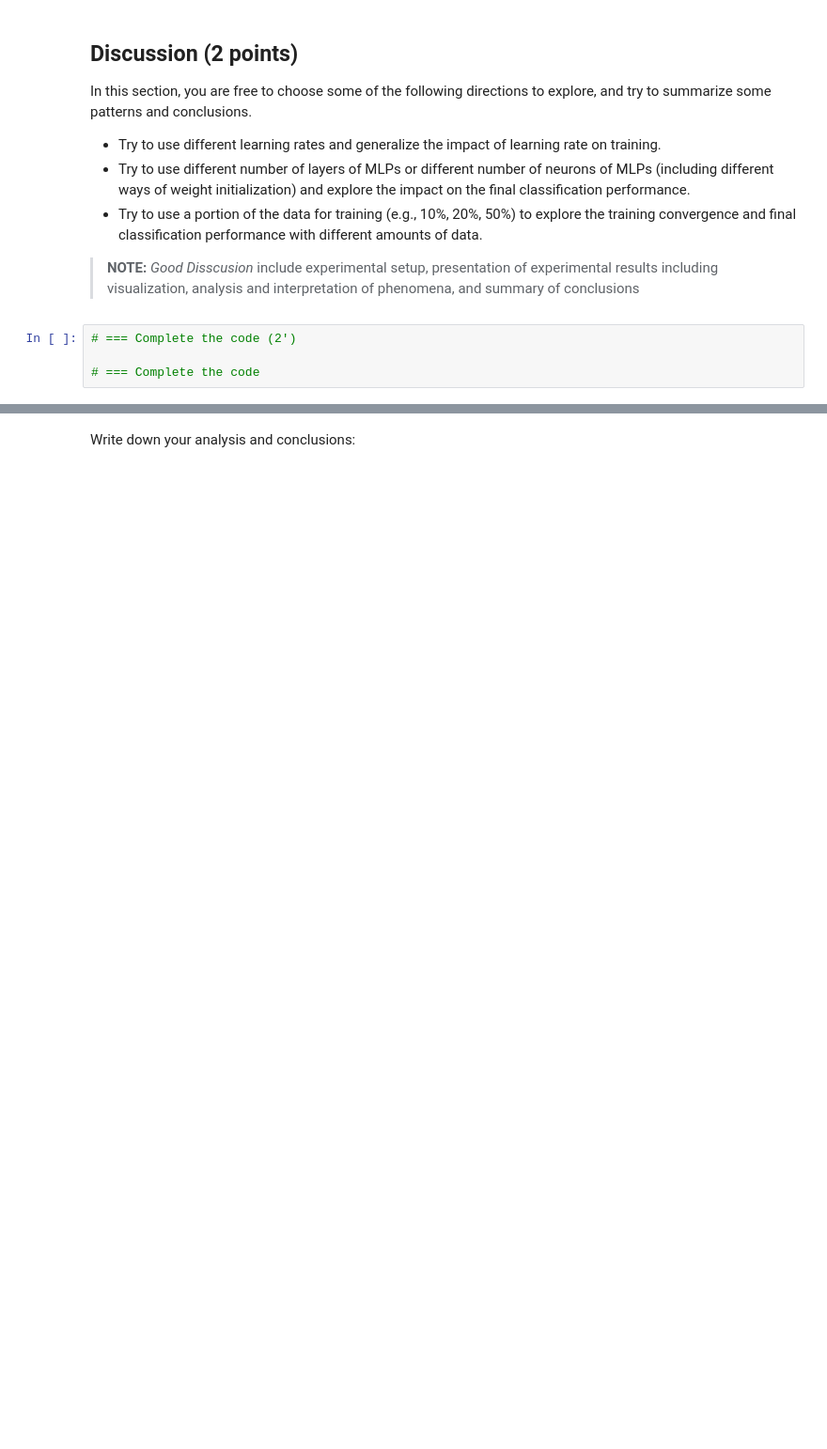
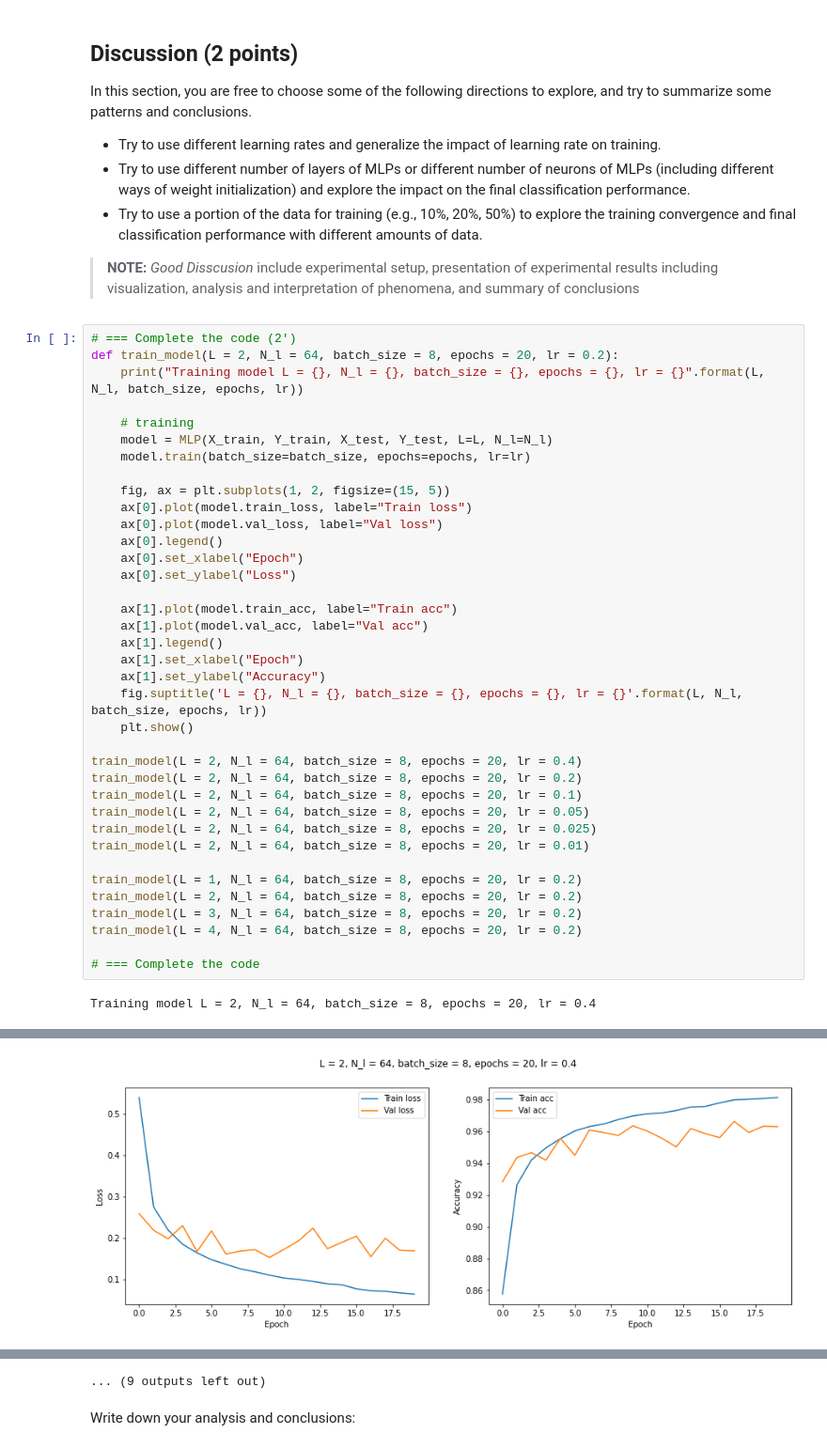
Before and after one commit to KSDeng/CS5242-2022fall, a Jupyter notebook: answers/CS5242_HW2.ipynb, the cells around one changed output, grey strips where cells are left out. Shown at 94% size. Drawn from its saved outputs; the diff is of its cells as text; blank space fills up the shorter version.

```diff
--- a/answers/CS5242_HW2.ipynb
+++ b/answers/CS5242_HW2.ipynb
@@ -493,7 +493,42 @@ In this section, you are free to choose some of the following directions to expl
 * Try to use a portion of the data for training (e.g., 10%, 20%, 50%) to explore the training convergence and final classification performance with different amounts of data.
 
 > **NOTE:** *Good Disscusion* include experimental setup, presentation of experimental results including visualization, analysis and interpretation of phenomena, and summary of conclusions
-# %%
-# === Complete the code (2')
-
-# === Complete the code
+# %%
+# === Complete the code (2')
+def train_model(L = 2, N_l = 64, batch_size = 8, epochs = 20, lr = 0.2):
+    print("Training model L = {}, N_l = {}, batch_size = {}, epochs = {}, lr = {}".format(L, N_l, batch_size, epochs, lr))
+
+    # training
+    model = MLP(X_train, Y_train, X_test, Y_test, L=L, N_l=N_l)
+    model.train(batch_size=batch_size, epochs=epochs, lr=lr)
+
+    fig, ax = plt.subplots(1, 2, figsize=(15, 5))
+    ax[0].plot(model.train_loss, label="Train loss")
+    ax[0].plot(model.val_loss, label="Val loss")
+    ax[0].legend()
+    ax[0].set_xlabel("Epoch")
+    ax[0].set_ylabel("Loss")
+
+    ax[1].plot(model.train_acc, label="Train acc")
+    ax[1].plot(model.val_acc, label="Val acc")
+    ax[1].legend()
+    ax[1].set_xlabel("Epoch")
+    ax[1].set_ylabel("Accuracy")
+    fig.suptitle('L = {}, N_l = {}, batch_size = {}, epochs = {}, lr = {}'.format(L, N_l, batch_size, epochs, lr))
+    plt.show()
+
+train_model(L = 2, N_l = 64, batch_size = 8, epochs = 20, lr = 0.4)
+train_model(L = 2, N_l = 64, batch_size = 8, epochs = 20, lr = 0.2)
+train_model(L = 2, N_l = 64, batch_size = 8, epochs = 20, lr = 0.1)
+train_model(L = 2, N_l = 64, batch_size = 8, epochs = 20, lr = 0.05)
+train_model(L = 2, N_l = 64, batch_size = 8, epochs = 20, lr = 0.025)
+train_model(L = 2, N_l = 64, batch_size = 8, epochs = 20, lr = 0.01)
+
+train_model(L = 1, N_l = 64, batch_size = 8, epochs = 20, lr = 0.2)
+train_model(L = 2, N_l = 64, batch_size = 8, epochs = 20, lr = 0.2)
+train_model(L = 3, N_l = 64, batch_size = 8, epochs = 20, lr = 0.2)
+train_model(L = 4, N_l = 64, batch_size = 8, epochs = 20, lr = 0.2)
+
+# === Complete the code
+# %% [output]
+Training model L = 2, N_l = 64, batch_size = 8, epochs = 20, lr = 0.4
@@ -499,0 +555 @@ In this section, you are free to choose some of the following directions to expl
+[figure, added]
@@ -500,2 +645,3 @@ In this section, you are free to choose some of the following directions to expl
+... (9 outputs left out)
 # %% [markdown]
 Write down your analysis and conclusions:
```
Also changed, not shown: parts of 5 cells of this notebook.
